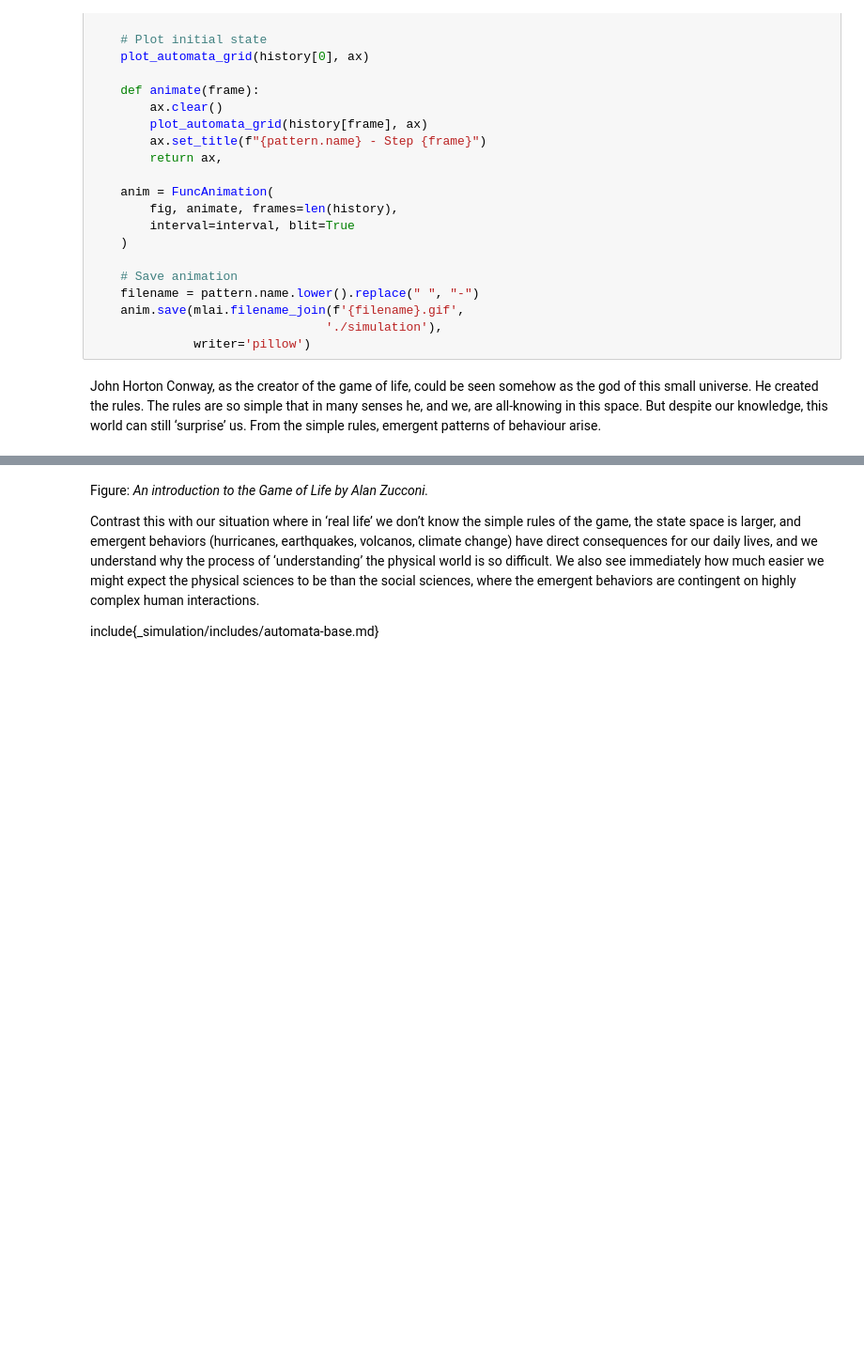
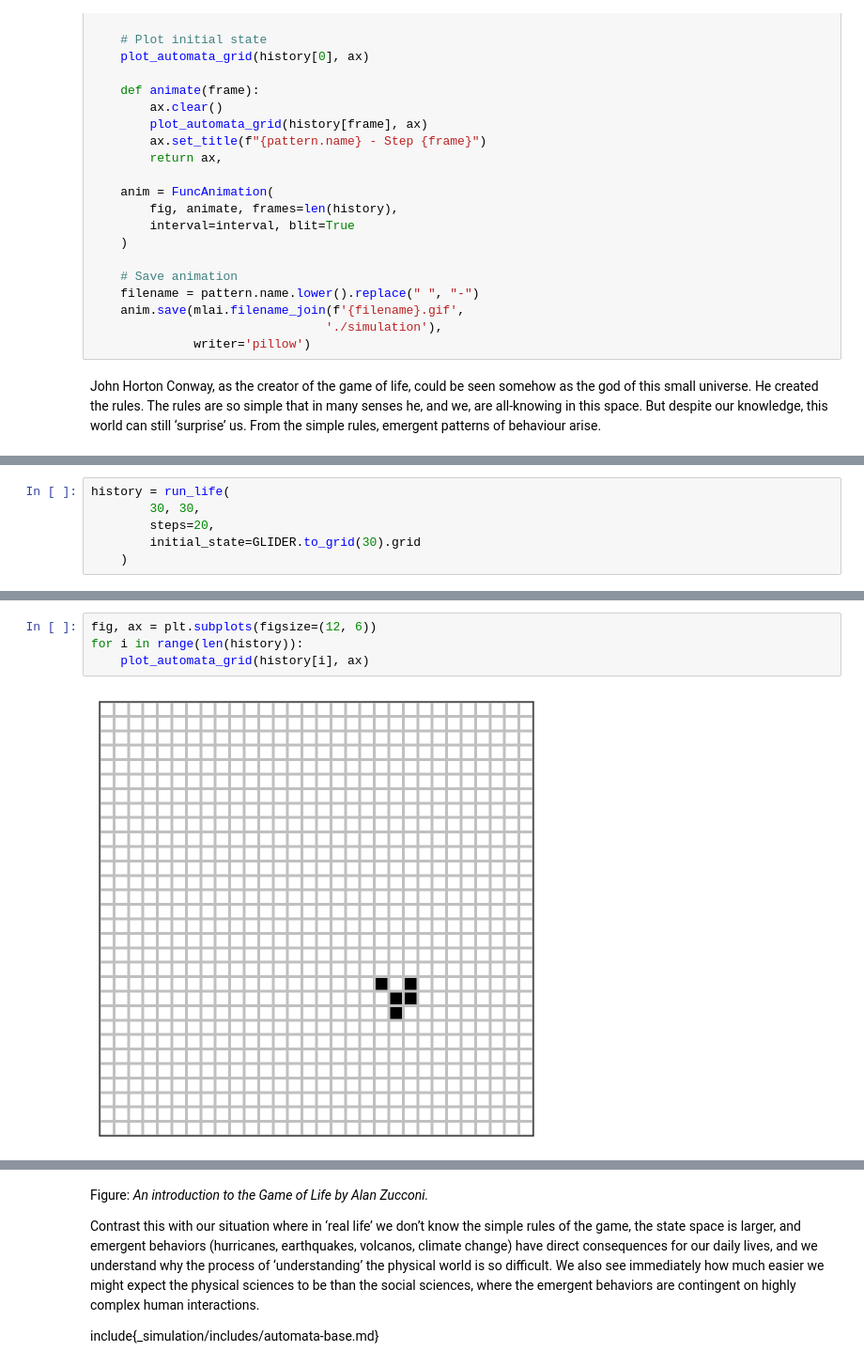
Before and after one commit to Detriatis/COMP69901-Machine-Learning-and-the-Physical-World, a Jupyter notebook: _notebooks/03-01-simulation.ipynb, the cells around one changed output, grey strips where cells are left out. Shown at 94% size. Drawn from its saved outputs; the diff is of its cells as text; blank space fills up the shorter version.

```diff
--- a/_notebooks/03-01-simulation.ipynb
+++ b/_notebooks/03-01-simulation.ipynb
@@ -1142,0 +1333,6 @@ us. From the simple rules, emergent patterns of behaviour arise.
+# %%
+history = run_life(
+        30, 30,
+        steps=20,
+        initial_state=GLIDER.to_grid(30).grid
+    )
@@ -1143,3 +1359,9 @@ us. From the simple rules, emergent patterns of behaviour arise.
+# %%
+fig, ax = plt.subplots(figsize=(12, 6))
+for i in range(len(history)):
+    plot_automata_grid(history[i], ax)
+# %% [output]
+[figure, added]
 # %%
 # Generate Glider animation
 create_pattern_animation(GLIDER, steps=20)
```
Also changed, not shown: parts of 27 cells of this notebook, 2 other files.
